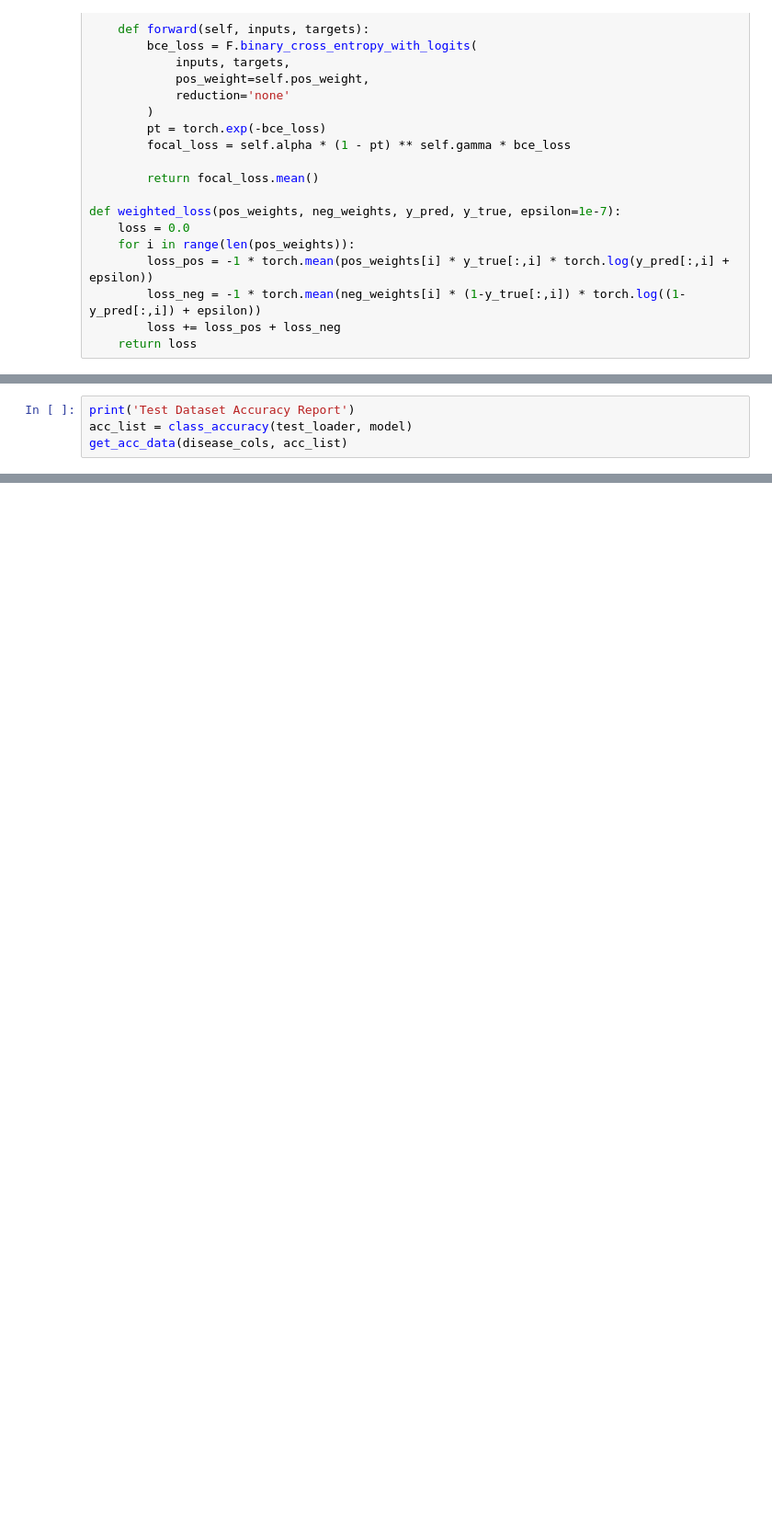
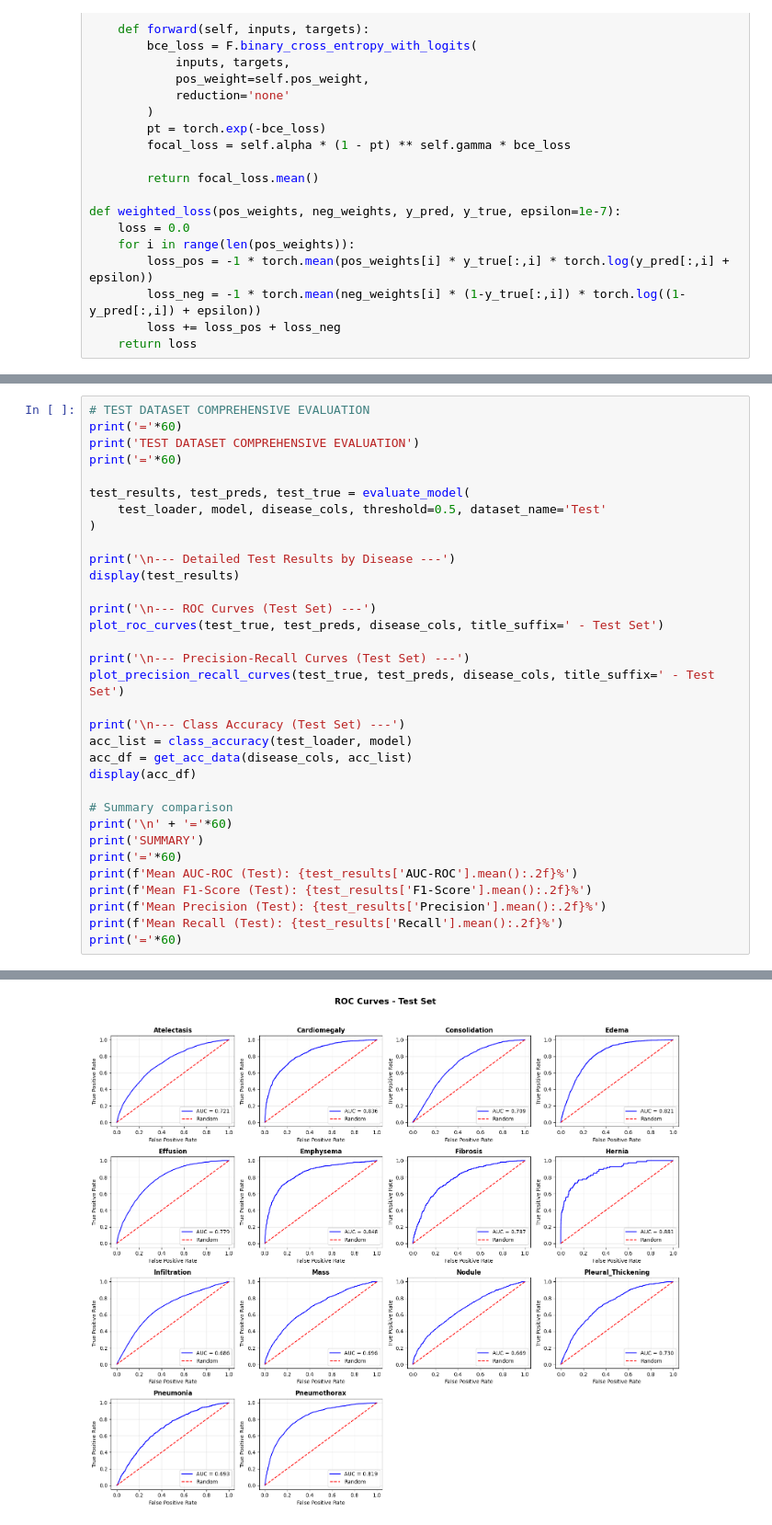
Before and after one commit to ntalalala/Chest-X-ray-Multi-Label-Classification, a Jupyter notebook: nih-chest-xray-DenseNet-v0.ipynb, the cells around one changed output, grey strips where cells are left out. Shown at 92% size. Cells and saved outputs as stored; diff of their text form; blank space fills up the shorter version.

```diff
--- a/nih-chest-xray-DenseNet-v0.ipynb
+++ b/nih-chest-xray-DenseNet-v0.ipynb
@@ -584,4 +858,34 @@ train_results
-# %%
-print('Test Dataset Accuracy Report')
-acc_list = class_accuracy(test_loader, model)
-get_acc_data(disease_cols, acc_list)
+# %%
+# TEST DATASET COMPREHENSIVE EVALUATION
+print('='*60)
+print('TEST DATASET COMPREHENSIVE EVALUATION')
+print('='*60)
+
+test_results, test_preds, test_true = evaluate_model(
+    test_loader, model, disease_cols, threshold=0.5, dataset_name='Test'
+)
+
+print('\n--- Detailed Test Results by Disease ---')
+display(test_results)
+
+print('\n--- ROC Curves (Test Set) ---')
+plot_roc_curves(test_true, test_preds, disease_cols, title_suffix=' - Test Set')
+
+print('\n--- Precision-Recall Curves (Test Set) ---')
+plot_precision_recall_curves(test_true, test_preds, disease_cols, title_suffix=' - Test Set')
+
+print('\n--- Class Accuracy (Test Set) ---')
+acc_list = class_accuracy(test_loader, model)
+acc_df = get_acc_data(disease_cols, acc_list)
+display(acc_df)
+
+# Summary comparison
+print('\n' + '='*60)
+print('SUMMARY')
+print('='*60)
+print(f'Mean AUC-ROC (Test): {test_results['AUC-ROC'].mean():.2f}%')
+print(f'Mean F1-Score (Test): {test_results['F1-Score'].mean():.2f}%')
+print(f'Mean Precision (Test): {test_results['Precision'].mean():.2f}%')
+print(f'Mean Recall (Test): {test_results['Recall'].mean():.2f}%')
+print('='*60)
+# %% [output]
@@ -587,0 +923 @@ get_acc_data(disease_cols, acc_list)
+[figure, added]
```
Also changed, not shown: parts of 14 cells of this notebook.
